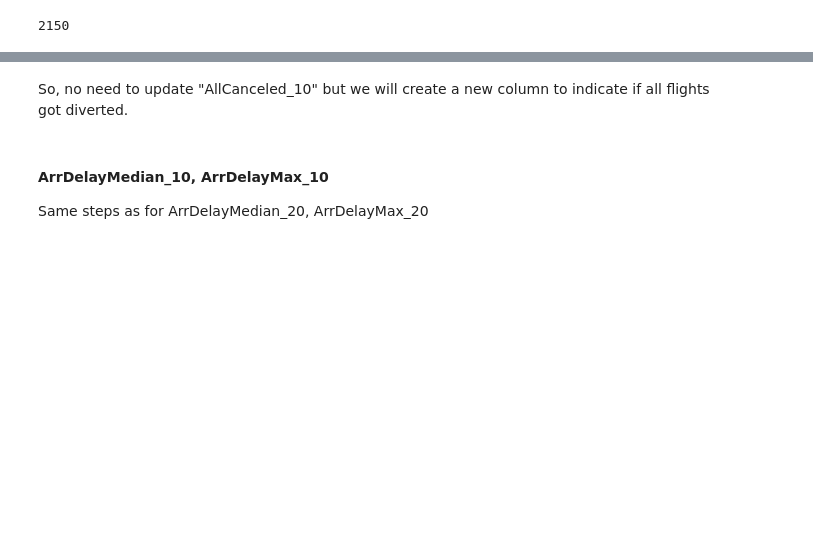
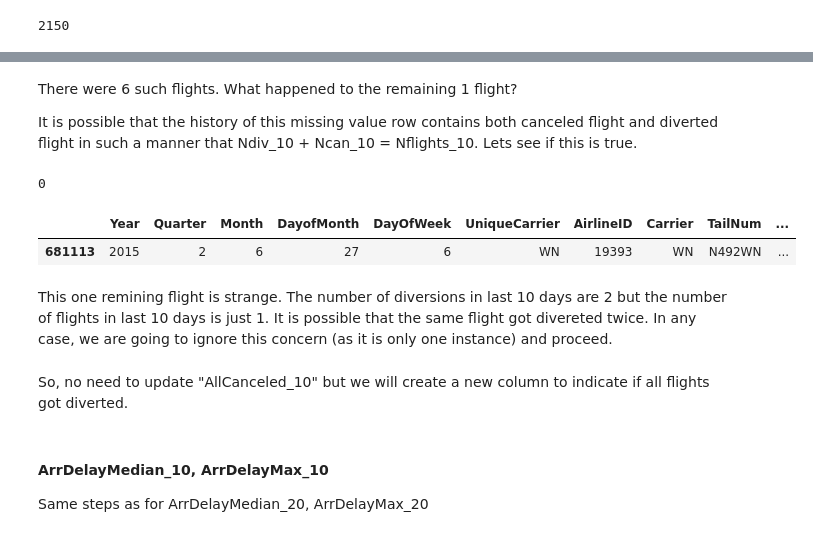
Before and after one commit to aajains/springboard-datascience-intensive, a Jupyter notebook: capstone_project/DataCleaning/data_cleaning.ipynb, the cells around one changed output, grey strips where cells are left out. Drawn from its saved outputs; the diff is of its cells as text; code cells hidden in the pictures; blank space fills up the shorter version.

```diff
--- a/capstone_project/DataCleaning/data_cleaning.ipynb
+++ b/capstone_project/DataCleaning/data_cleaning.ipynb
@@ -1068,3 +1085,20 @@ sum((pd.isnull(df.TaxiInMedian_10)) & (df.TempFlight_10 == 0) & (df.Ncan_10 <  d
+# %% [markdown]
+There were 6 such flights. What happened to the remaining 1 flight?
+
+It is possible that the history of this missing value row contains both canceled flight and diverted flight in such a manner that Ndiv_10 + Ncan_10 = Nflights_10. Lets see if this is true.
+# %%
+sum((pd.isnull(df.TaxiInMedian_10)) & (df.TempFlight_10 == 0) & (df.Ncan_10 < df.Nflights_10) &
+    (df.Ndiv_10 < df.Nflights_10) & (df.Ncan_10 + df.Ndiv_10 == df.Nflights_10) )
+# %% [output]
+0
+# %%
+df[(pd.isnull(df.TaxiInMedian_10)) & (df.TempFlight_10 == 0) & (df.Ncan_10 < df.Nflights_10) &
+  (df.Ndiv_10 >  df.Nflights_10)]
+# %% [output]
+|  | Year | Quarter | Month | DayofMonth | DayOfWeek | UniqueCarrier | AirlineID | Carrier | TailNum | ... |
+| 681113 | 2015 | 2 | 6 | 27 | 6 | WN | 19393 | WN | N492WN | ... |
+# %% [markdown]
+This one remining flight is strange. The number of diversions in last 10 days are 2 but the number of flights in last 10 days is just 1. It is possible that the same flight got divereted twice. In any case, we are going to ignore this concern (as it is only one instance) and proceed.
 # %% [markdown]
 So, no need to update "AllCanceled_10" but we will create a new column to indicate if all flights got diverted.
 # %%
```
Also changed, not shown: parts of 72 cells of this notebook, 17 other files.
